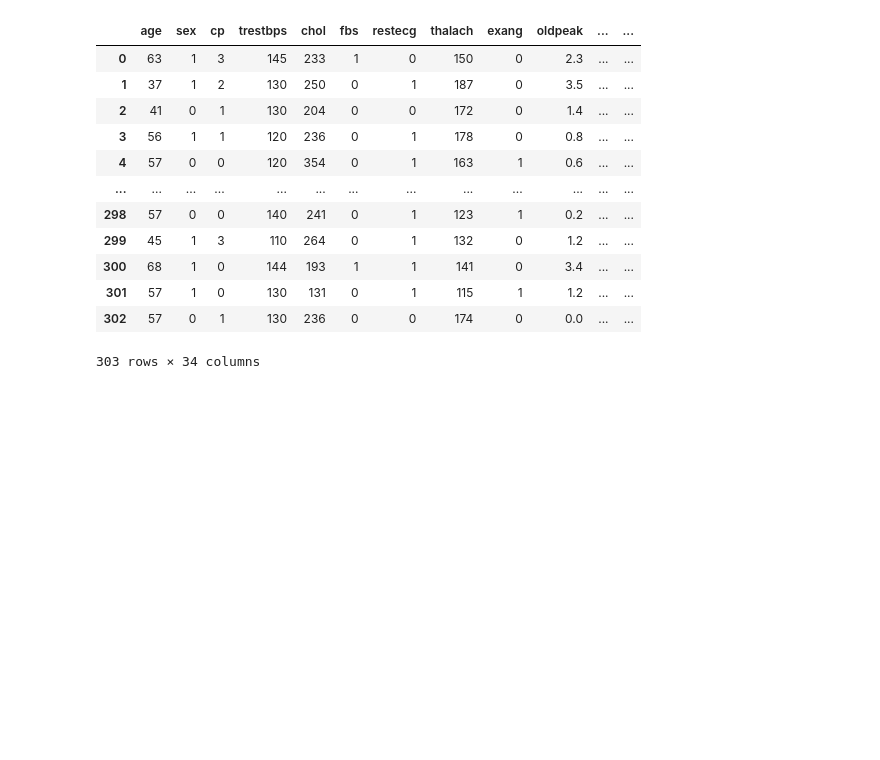
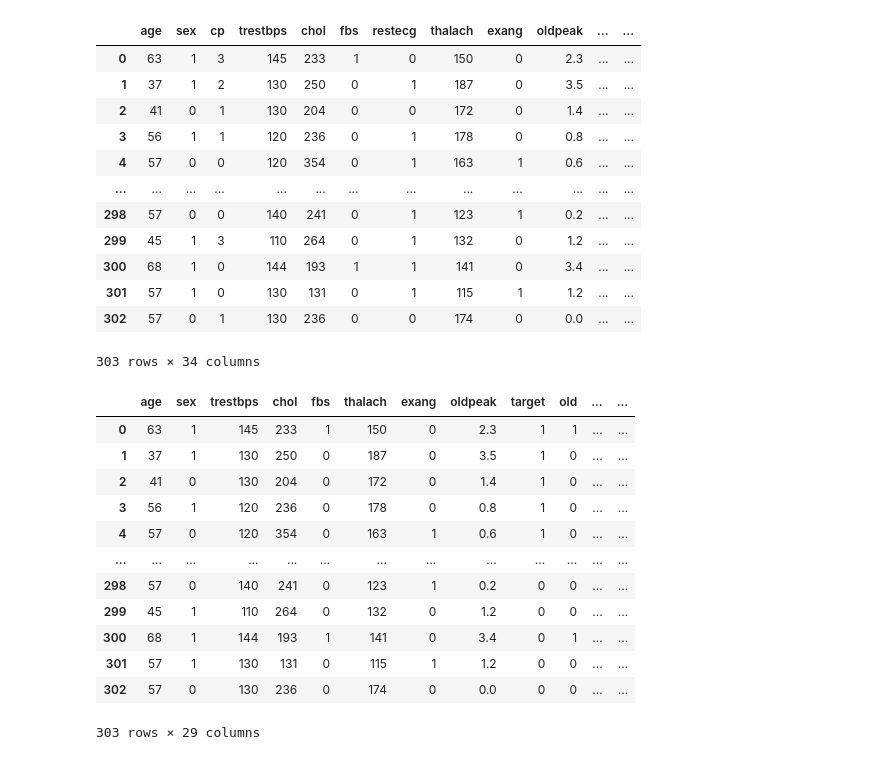
Before and after one commit to ivajazz/EDA_3, a Jupyter notebook: EDA_3_6.ipynb, the cells around one changed output. Drawn from its saved outputs; the diff is of its cells as text; code cells hidden in the pictures; blank space fills up the shorter version.

Commit message:
drop

```diff
--- a/EDA_3_6.ipynb
+++ b/EDA_3_6.ipynb
@@ -108,3 +108,19 @@ heart
 | 301 | 57 | 1 | 0 | 130 | 131 | 0 | 1 | 115 | 1 | 1.2 | ... | ... |
 | 302 | 57 | 0 | 1 | 130 | 236 | 0 | 0 | 174 | 0 | 0.0 | ... | ... |
 303 rows × 34 columns
+# %%
+heart.drop(['cp', 'restecg', 'slope', 'ca', 'thal'], axis=1)
+# %% [output]
+|  | age | sex | trestbps | chol | fbs | thalach | exang | oldpeak | target | old | ... | ... |
+| 0 | 63 | 1 | 145 | 233 | 1 | 150 | 0 | 2.3 | 1 | 1 | ... | ... |
+| 1 | 37 | 1 | 130 | 250 | 0 | 187 | 0 | 3.5 | 1 | 0 | ... | ... |
+| 2 | 41 | 0 | 130 | 204 | 0 | 172 | 0 | 1.4 | 1 | 0 | ... | ... |
+| 3 | 56 | 1 | 120 | 236 | 0 | 178 | 0 | 0.8 | 1 | 0 | ... | ... |
+| 4 | 57 | 0 | 120 | 354 | 0 | 163 | 1 | 0.6 | 1 | 0 | ... | ... |
+| ... | ... | ... | ... | ... | ... | ... | ... | ... | ... | ... | ... | ... |
+| 298 | 57 | 0 | 140 | 241 | 0 | 123 | 1 | 0.2 | 0 | 0 | ... | ... |
+| 299 | 45 | 1 | 110 | 264 | 0 | 132 | 0 | 1.2 | 0 | 0 | ... | ... |
+| 300 | 68 | 1 | 144 | 193 | 1 | 141 | 0 | 3.4 | 0 | 1 | ... | ... |
+| 301 | 57 | 1 | 130 | 131 | 0 | 115 | 1 | 1.2 | 0 | 0 | ... | ... |
+| 302 | 57 | 0 | 130 | 236 | 0 | 174 | 0 | 0.0 | 0 | 0 | ... | ... |
+303 rows × 29 columns
```
